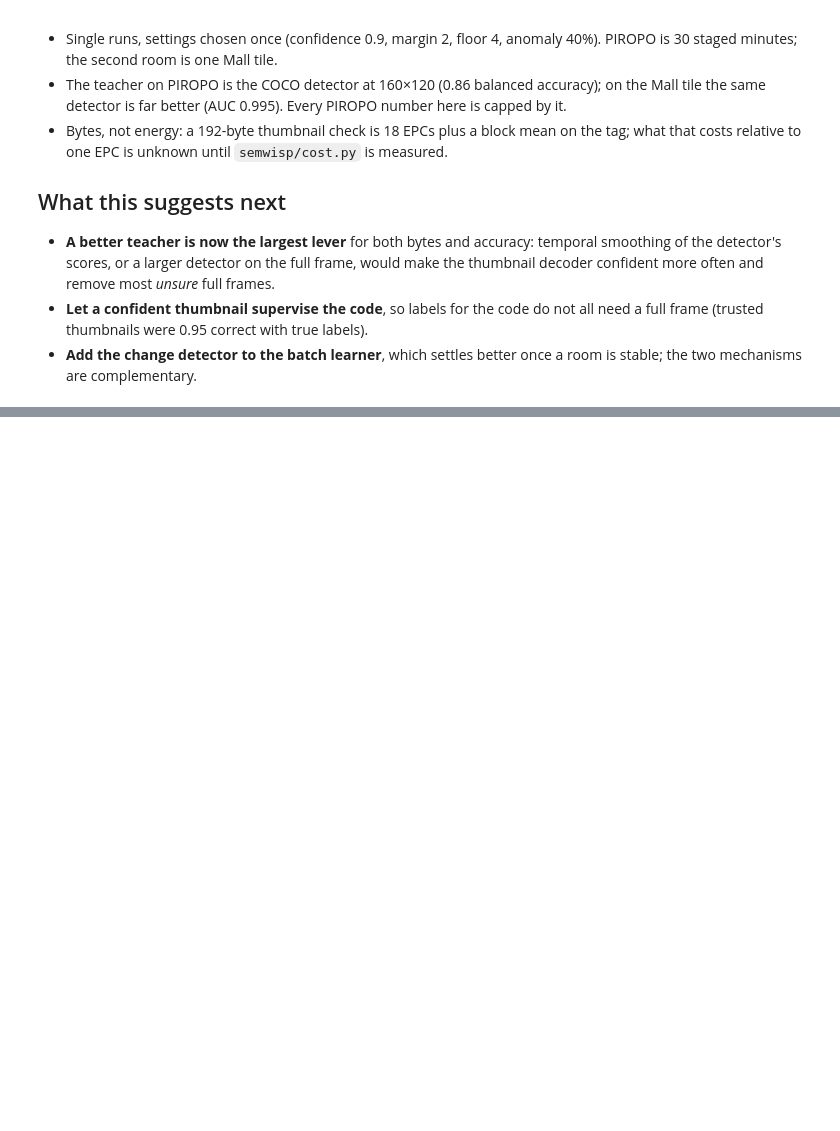
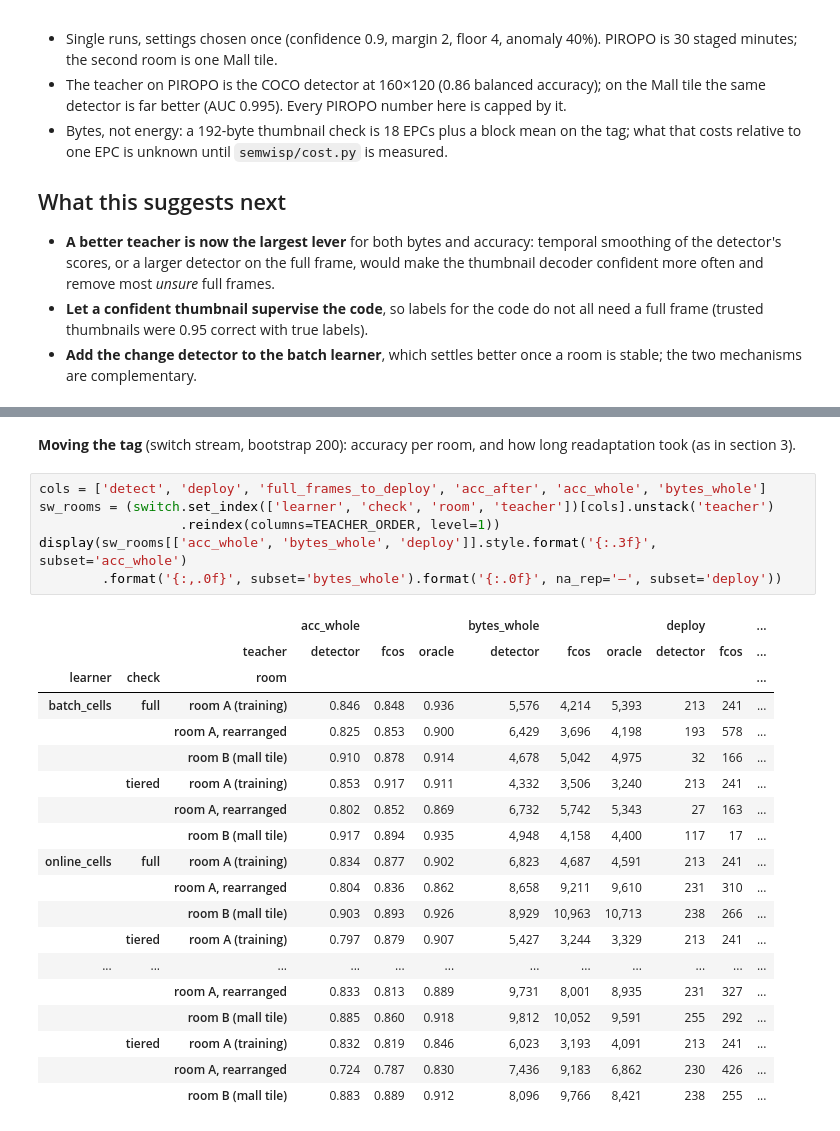
Before and after one commit to anderspearson206/SemanticWISP, a Jupyter notebook: experiments/tiered_checks.ipynb, the cells around one changed output, grey strips where cells are left out. Drawn from its saved outputs; the diff is of its cells as text; blank space fills up the shorter version.

```diff
--- a/experiments/tiered_checks.ipynb
+++ b/experiments/tiered_checks.ipynb
@@ -623,0 +709,28 @@ The batch learner is nearly flat in bootstrap length (within 0.04 everywhere), b
+# %% [markdown]
+**Moving the tag** (switch stream, bootstrap 200): accuracy per room, and how long readaptation took (as in section 3).
+# %%
+cols = ['detect', 'deploy', 'full_frames_to_deploy', 'acc_after', 'acc_whole', 'bytes_whole']
+sw_rooms = (switch.set_index(['learner', 'check', 'room', 'teacher'])[cols].unstack('teacher')
+                  .reindex(columns=TEACHER_ORDER, level=1))
+display(sw_rooms[['acc_whole', 'bytes_whole', 'deploy']].style.format('{:.3f}', subset='acc_whole')
+        .format('{:,.0f}', subset='bytes_whole').format('{:.0f}', na_rep='–', subset='deploy'))
+# %% [output]
+|  |  |  | acc_whole |  |  | bytes_whole |  |  | deploy |  | ... |
+|  |  | teacher | detector | fcos | oracle | detector | fcos | oracle | detector | fcos | ... |
+| learner | check | room |  |  |  |  |  |  |  |  | ... |
+| batch_cells | full | room A (training) | 0.846 | 0.848 | 0.936 | 5,576 | 4,214 | 5,393 | 213 | 241 | ... |
+|  |  | room A, rearranged | 0.825 | 0.853 | 0.900 | 6,429 | 3,696 | 4,198 | 193 | 578 | ... |
+|  |  | room B (mall tile) | 0.910 | 0.878 | 0.914 | 4,678 | 5,042 | 4,975 | 32 | 166 | ... |
+|  | tiered | room A (training) | 0.853 | 0.917 | 0.911 | 4,332 | 3,506 | 3,240 | 213 | 241 | ... |
+|  |  | room A, rearranged | 0.802 | 0.852 | 0.869 | 6,732 | 5,742 | 5,343 | 27 | 163 | ... |
+|  |  | room B (mall tile) | 0.917 | 0.894 | 0.935 | 4,948 | 4,158 | 4,400 | 117 | 17 | ... |
+| online_cells | full | room A (training) | 0.834 | 0.877 | 0.902 | 6,823 | 4,687 | 4,591 | 213 | 241 | ... |
+|  |  | room A, rearranged | 0.804 | 0.836 | 0.862 | 8,658 | 9,211 | 9,610 | 231 | 310 | ... |
+|  |  | room B (mall tile) | 0.903 | 0.893 | 0.926 | 8,929 | 10,963 | 10,713 | 238 | 266 | ... |
+|  | tiered | room A (training) | 0.797 | 0.879 | 0.907 | 5,427 | 3,244 | 3,329 | 213 | 241 | ... |
+| ... | ... | ... | ... | ... | ... | ... | ... | ... | ... | ... | ... |
+|  |  | room A, rearranged | 0.833 | 0.813 | 0.889 | 9,731 | 8,001 | 8,935 | 231 | 327 | ... |
+|  |  | room B (mall tile) | 0.885 | 0.860 | 0.918 | 9,812 | 10,052 | 9,591 | 255 | 292 | ... |
+|  | tiered | room A (training) | 0.832 | 0.819 | 0.846 | 6,023 | 3,193 | 4,091 | 213 | 241 | ... |
+|  |  | room A, rearranged | 0.724 | 0.787 | 0.830 | 7,436 | 9,183 | 6,862 | 230 | 426 | ... |
+|  |  | room B (mall tile) | 0.883 | 0.889 | 0.912 | 8,096 | 9,766 | 8,421 | 238 | 255 | ... |
```
Also changed, not shown: parts of 11 cells of this notebook, 6 other files.
